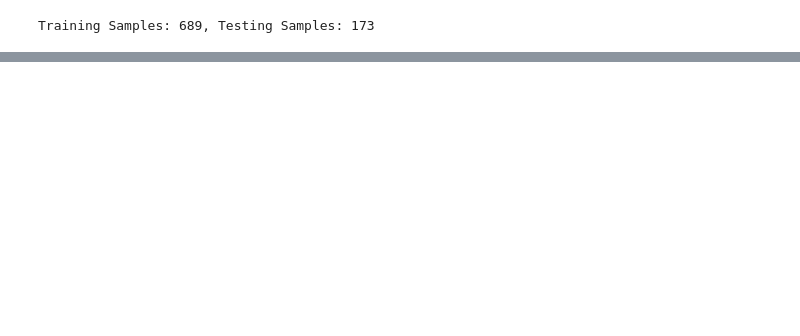
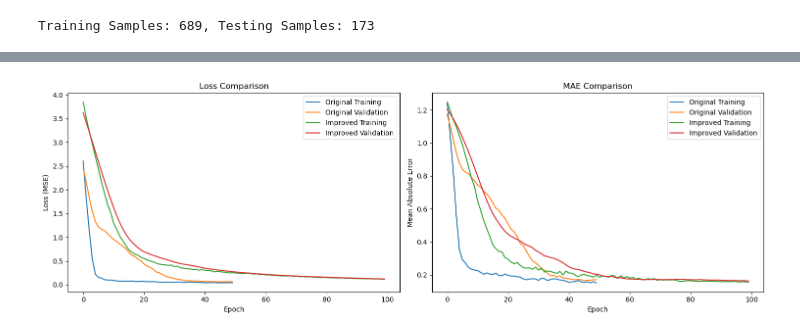
Before and after one commit to akanugan/baseball_analytics, a Jupyter notebook: predict_pitch_location.ipynb, the cells around one changed output, grey strips where cells are left out. Saved outputs shown, nothing was run; the diff lists cells and outputs as text; code cells hidden in the pictures; blank space fills up the shorter version.

```diff
--- a/predict_pitch_location.ipynb
+++ b/predict_pitch_location.ipynb
@@ -605,0 +638,96 @@ plt.show()
+# %%
+# adding L2 loss to the model
+# Improved LSTM model with regularization techniques
+from tensorflow.keras.regularizers import l2
+
+# Define improved LSTM-based Neural Network
+nn_lstm_improved = Sequential([
+    LSTM(32,
+         activation="relu",
+         return_sequences=True,
+         input_shape=(1, X_train.shape[1]),
+         kernel_regularizer=l2(0.01),  # L2 regularization
+         recurrent_regularizer=l2(0.01)),
+    Dropout(0.3),  # Increased dropout
+
+    # Second LSTM layer
+    LSTM(16,
+         activation="relu",
+         kernel_regularizer=l2(0.01)),
+    Dropout(0.3),
+
+    BatchNormalization(),
+
+    Dense(8, activation="relu", kernel_regularizer=l2(0.01)),
+    Dense(2)
+])
+
+from tensorflow.keras.callbacks import EarlyStopping, ReduceLROnPlateau
+
+
+nn_lstm_improved.compile(
+    optimizer="adam",
+    loss="mse",
+    metrics=["mae"]
+)
+
+# Define callbacks
+early_stopping = EarlyStopping(
+    monitor='val_loss',
+    patience=10,
+    restore_best_weights=True
+)
+
+reduce_lr = ReduceLROnPlateau(
+    monitor='val_loss',
+    factor=0.2,
+    patience=5,
+    min_lr=0.0001
+)
+
+# Train Model with callbacks
+history_lstm_improved = nn_lstm_improved.fit(
+    X_train_reshaped,
+    y_train,
+    epochs=100,
+    batch_size=64,
+    validation_split=0.2,
+    callbacks=[early_stopping, reduce_lr],
+    verbose=1
+)
+
+# Plot comparison of original vs improved model
+plt.figure(figsize=(15, 5))
+
+# Loss plot
+plt.subplot(1, 2, 1)
+plt.plot(history_lstm.history['loss'], label='Original Training')
+plt.plot(history_lstm.history['val_loss'], label='Original Validation')
+plt.plot(history_lstm_improved.history['loss'], label='Improved Training')
+plt.plot(history_lstm_improved.history['val_loss'], label='Improved Validation')
+plt.title('Loss Comparison')
+plt.xlabel('Epoch')
+plt.ylabel('Loss (MSE)')
+plt.legend()
+
+# MAE plot
+plt.subplot(1, 2, 2)
+plt.plot(history_lstm.history['mae'], label='Original Training')
+plt.plot(history_lstm.history['val_mae'], label='Original Validation')
+plt.plot(history_lstm_improved.history['mae'], label='Improved Training')
+plt.plot(history_lstm_improved.history['val_mae'], label='Improved Validation')
+plt.title('MAE Comparison')
+plt.xlabel('Epoch')
+plt.ylabel('Mean Absolute Error')
+plt.legend()
+
+plt.tight_layout()
+plt.show()
+
+# Print final metrics
+print("\nImproved LSTM Final Metrics:")
+print(f"Training Loss: {history_lstm_improved.history['loss'][-1]:.4f}")
+print(f"Validation Loss: {history_lstm_improved.history['val_loss'][-1]:.4f}")
+print(f"Training MAE: {history_lstm_improved.history['mae'][-1]:.4f}")
+print(f"Validation MAE: {history_lstm_improved.history['val_mae'][-1]:.4f}")
+# %% [output]
@@ -605,0 +752 @@ plt.show()
+[figure, added]
```
Also changed, not shown: parts of 14 cells of this notebook.
